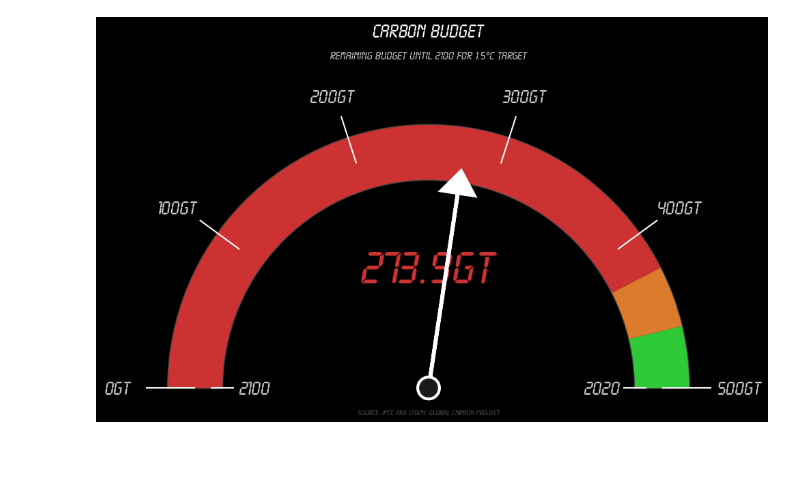
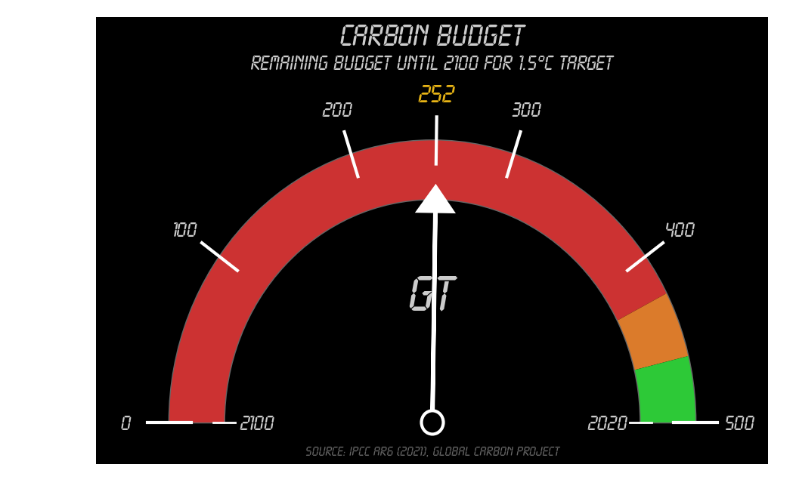
Before and after one commit to linachos/Data-Visualization, a Jupyter notebook: Project/carbon_budget_fuel_tank.ipynb, the cells around one changed output. Cells and saved outputs as stored; diff of their text form; code cells hidden in the pictures; blank space fills up the shorter version.

Commit message:
plots done

```diff
--- a/Project/carbon_budget_fuel_tank.ipynb
+++ b/Project/carbon_budget_fuel_tank.ipynb
@@ -72,20 +96,24 @@ colors = {'green': '#2dc937',
           'light_green': '#99c140',
           'yellow': '#e7b416',
           'orange': '#db7b2b',
-          'red': '#cc3232'
+          'red': '#cc3232',
+          'gray': '#666666',
+          'white': '#cccccc',
+          'black': '#000000'
           }
 # %%
-fig, ax = plt.subplots(figsize=(10, 6), facecolor='#000000')
+fig, ax = plt.subplots(figsize=(9, 6), facecolor=colors['black'])
 ax.set_xlim(-1.5, 1.5)
 ax.set_ylim(-0.1, 1.5)
 ax.axis('off')
-ax.set_facecolor('#000000')
+ax.set_facecolor(colors['black'])
 
-# Draw gauge arc (semi-circle)
-# Empty (right) to Full (left)
-theta_start = 180  # Right side
-theta_end = 0  # Left side
 
+# Half a circle
+theta_start = 180  # Left side
+theta_end = 0      # Right side
+
+# Emission range
 emission_min = 0
 emission_max = 500
 emission_range = emission_max - emission_min
@@ -95,31 +123,31 @@ def emission_to_angle(emission):
         pct = (emission - emission_min) / emission_range
         return theta_start + pct * (theta_end - theta_start)
 
-# Background arc (full capacity)
+# Background arc
 bg_arc = Wedge((0, 0), 1.2, theta_end, theta_start, width=0.25,
-               facecolor='#2a2a2a', edgecolor='#444444', linewidth=2)
+               facecolor=colors['black'], edgecolor=colors['gray'], linewidth=2)
 ax.add_patch(bg_arc)
 
 # Calculate needle angle
-# 0% used = 0° (right, "Full"), 100% used = 180° (left, "Empty")
 needle_angle = pct_used * 1.8  # Scale to 180 degrees
 
+current_budget_angle = emission_to_angle(emission_max - current_budget)
+double_budget_angle = emission_to_angle(emission_max - (current_budget*2))
+
 # Used portion (red arc) - from right going left
-current_budget_angle = emission_to_angle(emission_max - current_budget)
-used_arc = Wedge((0, 0), 1.2, theta_end, current_budget_angle, width=0.25,
-                 facecolor=colors['green'], edgecolor='none')
-ax.add_patch(used_arc)
+remaining_arc = Wedge((0, 0), 1.2, double_budget_angle, theta_start, width=0.25,
+                      facecolor=colors['red'], edgecolor='none')
+ax.add_patch(remaining_arc)
 
 # Double the budget limit
-double_budget_angle = emission_to_angle(emission_max - (current_budget*2))
 middle_arc = Wedge((0, 0), 1.2, current_budget_angle, double_budget_angle, width=0.25,
                  facecolor=colors['orange'], edgecolor='none')
 ax.add_patch(middle_arc)
 
 # Remaining portion (green arc)
-remaining_arc = Wedge((0, 0), 1.2, double_budget_angle, theta_start, width=0.25,
-                      facecolor=colors['red'], edgecolor='none')
-ax.add_patch(remaining_arc)
+used_arc = Wedge((0, 0), 1.2, theta_end, current_budget_angle, width=0.25,
+                 facecolor=colors['green'], edgecolor='none')
+ax.add_patch(used_arc)
 
 # Add tick marks and labels (outer ring)
 tick_values = [500, 400, 300, 200, 100 ,0]
@@ -130,15 +158,15 @@ for em_val in tick_values:
         # Tick mark outer ring
         x_outer = 1.3 * np.cos(angle_rad)
         y_outer = 1.3 * np.sin(angle_rad)
-        x_inner = 1.08 * np.cos(angle_rad)
-        y_inner = 1.08 * np.sin(angle_rad)
+        x_inner = 1.1 * np.cos(angle_rad)
+        y_inner = 1.1 * np.sin(angle_rad)
         ax.plot([x_inner, x_outer], [y_inner, y_outer],
-                color='white', linewidth=2 if em_val in [1.5, 2.0] else 1.5)
+                color='white', linewidth=3)
 
         # Label outer ring
-        x_label = 1.43 * np.cos(angle_rad)
+        x_label = 1.4 * np.cos(angle_rad)
         y_label = 1.4 * np.sin(angle_rad)
-        label_text = f'{em_val}Gt'
+        label_text = f'{em_val}'
         ax.text(x_label, y_label, label_text,
                 ha='center', va='center', fontsize=20,
                 color='#cccccc')
@@ -154,47 +182,64 @@ for em_val, year_val in tick_values:
         x_inner = 0.9 * np.cos(angle_rad)
         y_inner = 0.9 * np.sin(angle_rad)
         ax.plot([x_inner, x_outer], [y_inner, y_outer],
-                color='white', linewidth=2 if year_val in [1.5, 2.0] else 1.5)
+                color='white', linewidth=2)
 
         # Label inner ring
         x_label = 0.8 * np.cos(angle_rad)
         y_label = 0.8 * np.sin(angle_rad)
         label_text = f'{year_val}'
         ax.text(x_label, y_label, label_text,
                 ha='center', va='center', fontsize=20,
                 color='#cccccc')
 
 # Draw needle
 needle_rad = np.radians(needle_angle)
 needle_x = 0.9 * np.cos(needle_rad)
 needle_y = 0.9 * np.sin(needle_rad)
 ax.arrow(0, 0, needle_x, needle_y, head_width=0.15, head_length=0.1,
          fc='white', ec='white', linewidth=4, zorder=2)
 
+# current budget
+emissions_remaining = emission_max - total_budget_co2
+x_outer = 1.3 * np.cos(needle_rad)
+y_outer = 1.3 * np.sin(needle_rad)
+x_inner = 1.1 * np.cos(needle_rad)
+y_inner = 1.1 * np.sin(needle_rad)
+x_label = 1.4 * np.cos(needle_rad)
+y_label = 1.4 * np.sin(needle_rad)
+ax.plot(
+        [x_inner, x_outer], [y_inner, y_outer],
+        color='white', linewidth=3
+    )
+ax.text(
+        x_label, y_label, f'{emissions_remaining:.0f}',
+        ha='center', va='center',
+        fontsize=25,
+        color=colors['yellow'],
+        fontweight='bold'
+    )
+
 # Center hub
-center = Circle((0, 0), 0.05, facecolor='#1a1a1a', edgecolor='white', linewidth=3, zorder=11)
+center = Circle((0, 0), 0.05, facecolor=colors['black'], edgecolor='white', linewidth=3, zorder=11)
 ax.add_patch(center)
 
-# Center display - remaining
-emissions_remaining = emission_max - emissions_used
-ax.text(0, 0.55, f'{emissions_remaining:.1f}Gt', fontsize=50,
-        color=colors['red'], ha='center', va='center', fontweight='bold', zorder=1)
+# Unit
+ax.text(0, 0.55, 'Gt', fontsize=50,
+        color=colors['white'], ha='center', va='center', fontweight='bold', zorder=1)
 
 # Title
-ax.text(0, 1.6, 'CARBON BUDGET', fontsize=20,
-        fontweight='bold', color='#ffffff', ha='center', va='bottom')
-ax.text(0, 1.5, 'Remaining Budget until 2100 for 1.5°C Target', fontsize=12,
-        color='#cccccc', ha='center', va='bottom', style='italic')
+ax.text(0, 1.6, 'CARBON BUDGET', fontsize=30,
+        fontweight='bold', color=colors['white'], ha='center', va='bottom')
+ax.text(0, 1.5, 'Remaining Budget until 2100 for 1.5°C Target', fontsize=20,
+        color=colors['white'], ha='center', va='bottom', style='italic')
 
 # Source
 ax.text(0, -0.1, 'Source: IPCC AR6 (2021), Global Carbon Project',
-        fontsize=8, color='#555555', ha='center', va='top')
+        fontsize=13, color=colors['gray'], ha='center', va='top')
 
 plt.tight_layout()
-plt.savefig('visualizations/carbon_budget_fuel_gauge.png', dpi=500,
-            bbox_inches='tight', facecolor='#000000', edgecolor='none')
+plt.savefig('visualizations/carbon_budget.svg',
+            bbox_inches='tight', facecolor=colors['black'], edgecolor='none')
 plt.show()
-
-print(f"  Needle position: {pct_used:.1f}% used")
 # %% [output]
-[figure, old version]
+[figure, new version]
```
Also changed, not shown: parts of 4 cells of this notebook, 23 other files.
